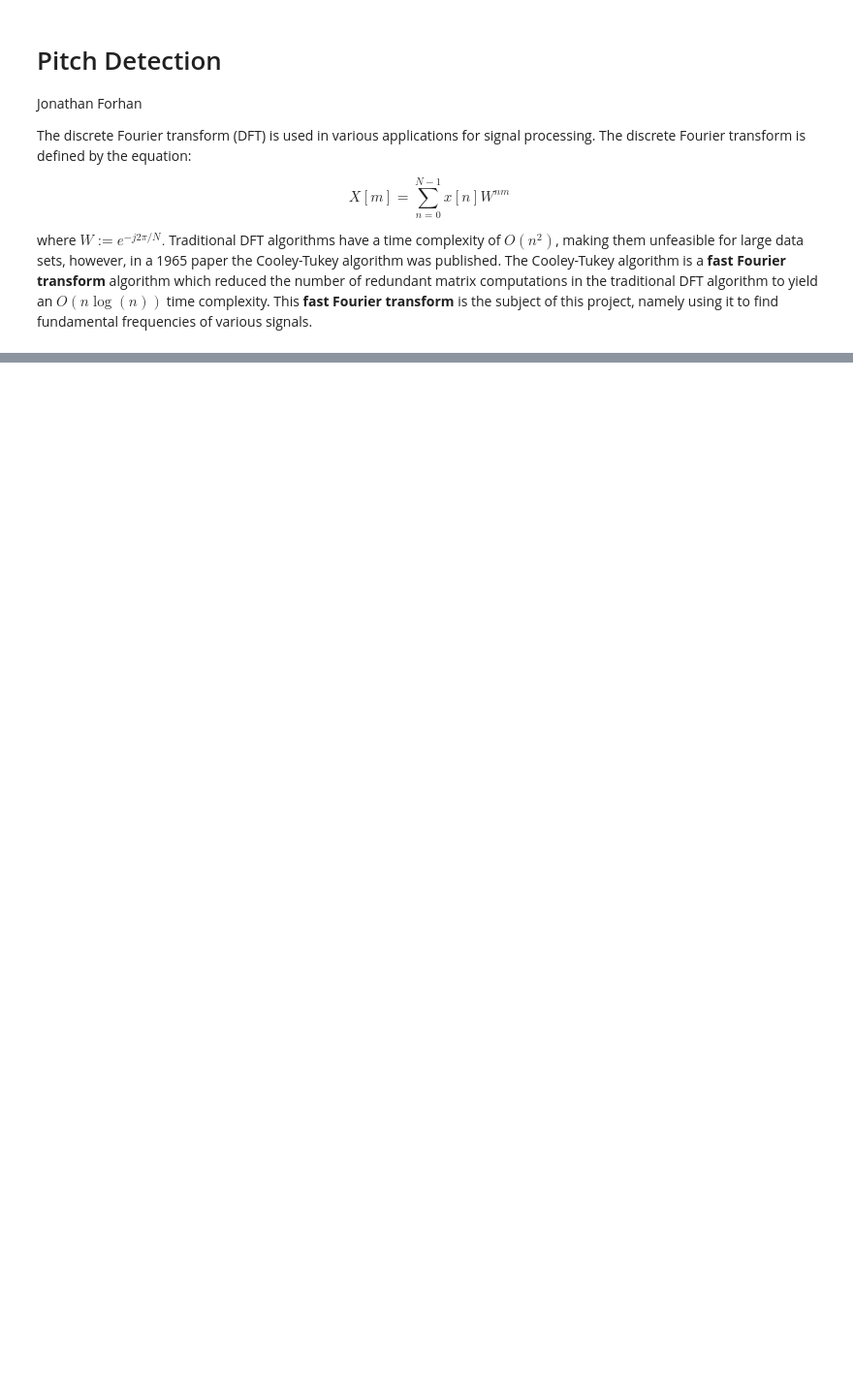
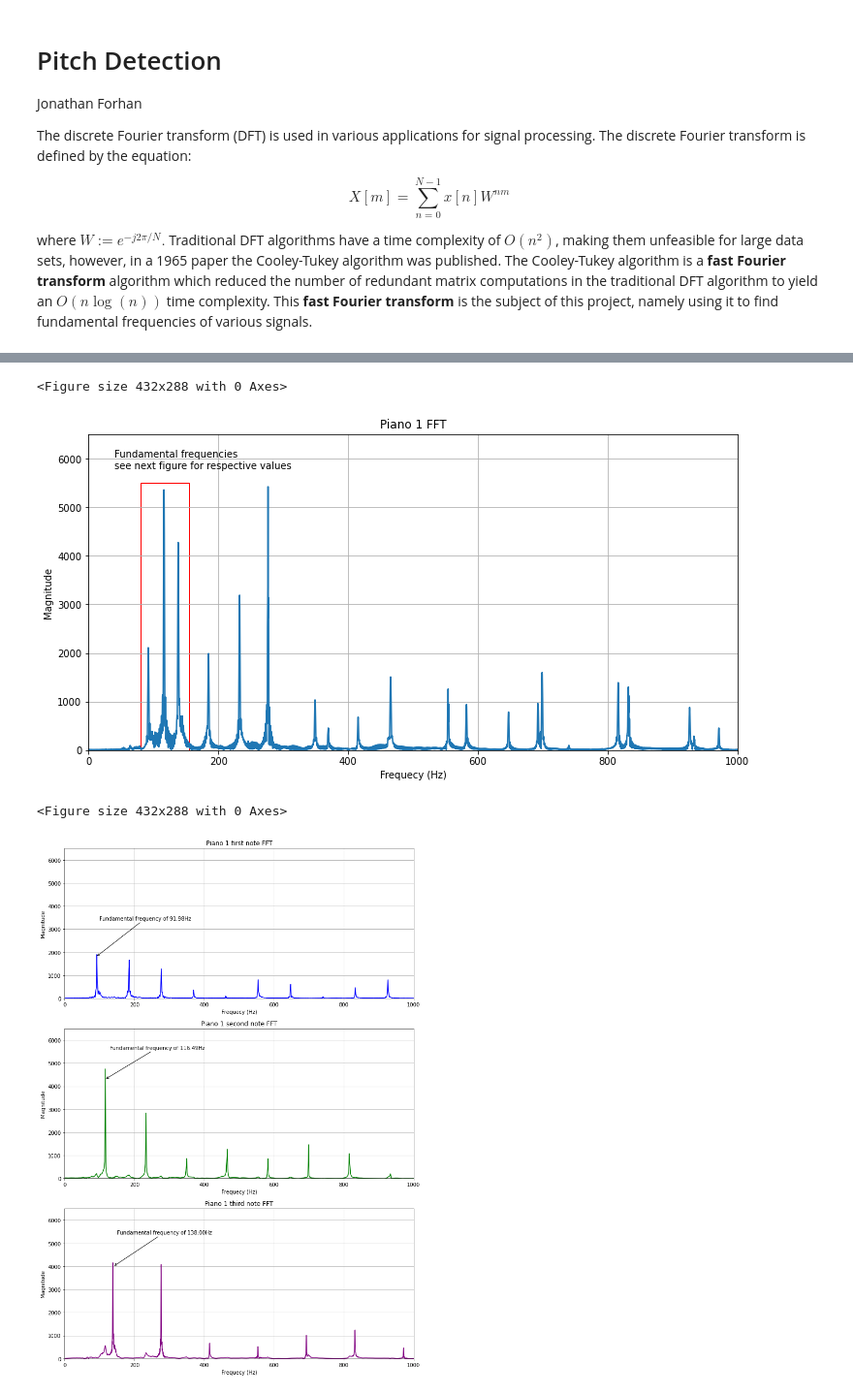
Before and after one commit to jonathanforhan/Homework-Mono, a Jupyter notebook: ee201/project-3/pitch-detection.ipynb, the cells around one changed output, grey strips where cells are left out. Shown at 97% size. Cells and saved outputs as stored; diff of their text form; code cells hidden in the pictures; blank space fills up the shorter version.

```diff
--- a/ee201/project-3/pitch-detection.ipynb
+++ b/ee201/project-3/pitch-detection.ipynb
@@ -152,0 +183,62 @@ plt.plot(freq, spec)
+# %%
+RANGE=1000
+
+freq, spec = read_signal("res/piano1_mono.wav", ft="wav", fft=True)
+ymax = np.max(spec)
+
+plt.clf()
+plt.figure(figsize=(12, 6))
+plt.grid()
+plt.title("Piano 1 FFT")
+plt.axis((0, RANGE, 0, ymax * MARGIN))
+plt.xlabel("Frequecy (Hz)")
+plt.ylabel("Magnitude")
+
+rect = patches.Rectangle((80, 0), 75, 5500, linewidth=1, edgecolor='r', facecolor='none')
+plt.gca().add_patch(rect)
+plt.text(40, 5800, "Fundamental frequencies\nsee next figure for respective values")
+
+plt.plot(freq, spec)
+plt.show()
+
+# piano 1 chopped
+_, signal = read_signal("res/piano1_mono.wav", ft="wav", fft=False)
+signals = chop_signal(signal, PIANO1_BREAKS)  # new chopped signals
+
+plt.clf()
+plt.figure(figsize=(12, 18))
+
+colors = ["blue", "green", "purple"]
+xys = [
+    (90, 1800),
+    (116, 4300),
+    (140, 4000)
+]
+xytexts = [
+    (100, 3400),
+    (130, 5600),
+    (150, 5400)
+]
+
+for i, note in enumerate(["first", "second", "third"]):
+    plt.subplot(311+i)
+    plt.grid()
+    plt.title(f"Piano 1 {note} note FFT")
+    plt.axis((0, RANGE, 0, ymax * MARGIN))
+    plt.xlabel("Frequecy (Hz)")
+    plt.ylabel("Magnitude")
+
+    freq, spec = signal_fft(signals[i])
+    peaks = find_peaks(spec[:RANGE])
+    peaks = [freq[pk] for pk in peaks]
+
+    peaks = find_peaks(spec[:RANGE])
+    peakstr = "Fundamental frequency of %0.2fHz" % freq[peaks[0]]
+    plt.annotate(peakstr, xy=xys[i], xytext=xytexts[i], arrowprops=ARROW_STYLE)
+
+    plt.plot(freq, spec, colors[i])
+# %% [output]
+<Figure size 432x288 with 0 Axes>
+[figure, added]
+<Figure size 432x288 with 0 Axes>
+[figure, added]
```
Also changed, not shown: parts of 13 cells of this notebook.
